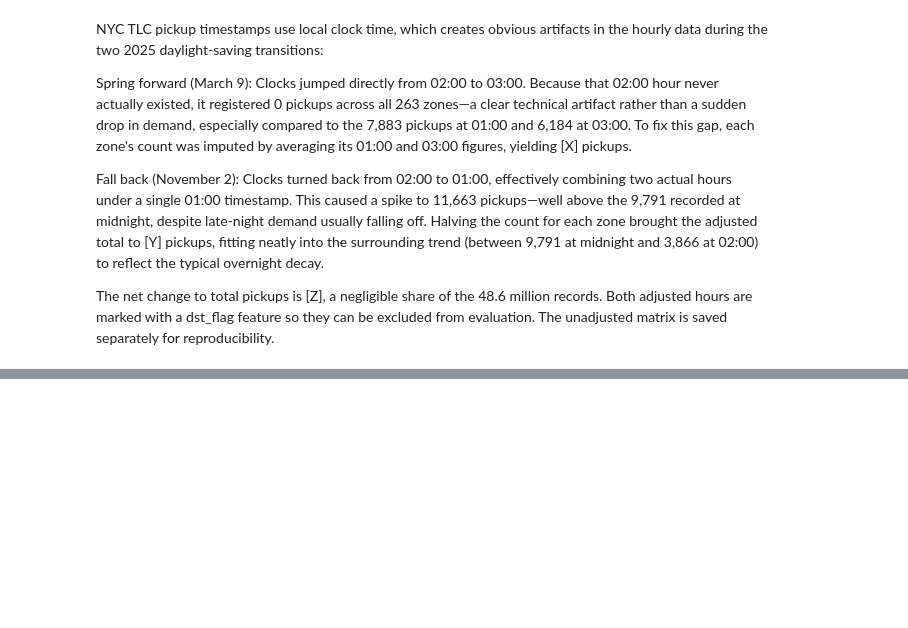
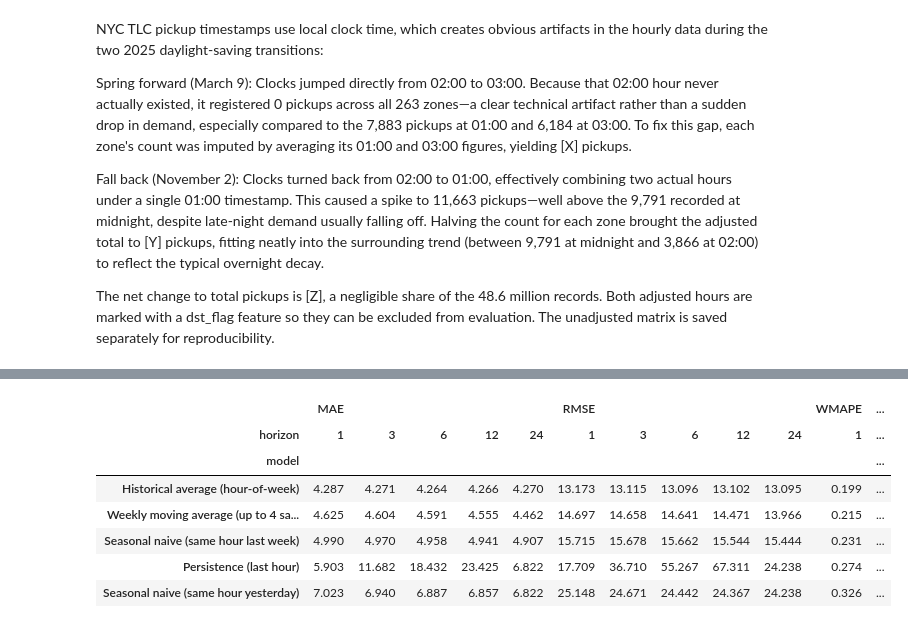
Before and after one commit to Minnu27/Spatiotemporal-Urban-Mobility-Forecasting-Using-Graph-Neural-Networks, a Jupyter notebook: Spatiotemporal_Urban_Mobility_Forecasting_System_using_Graph_Neural_Networks_(GNNs).ipynb, the cells around one changed output, grey strips where cells are left out. Saved outputs shown, nothing was run; the diff lists cells and outputs as text; code cells hidden in the pictures; blank space fills up the shorter version.

```diff
--- a/Spatiotemporal_Urban_Mobility_Forecasting_System_using_Graph_Neural_Networks_(GNNs).ipynb
+++ b/Spatiotemporal_Urban_Mobility_Forecasting_System_using_Graph_Neural_Networks_(GNNs).ipynb
@@ -3574,0 +2496,79 @@ demo.launch(share=True, debug=False)
+# %%
+print("SIMPLE BASELINE MODELS")
+print("=" * 55)
+
+how = (idx.dayofweek * 24 + idx.hour).to_numpy()   # hour-of-week, 0..167
+zone_list = final_demand_matrix.columns.tolist()
+
+# Historical average table from TRAINING data only: [168 hour-of-week, N zones]
+ha_table = (final_demand_matrix.where(~eval_exclude).iloc[train_mask].groupby(how[train_mask]).mean().fillna(0).to_numpy())
+
+def within_month_weekly_average(orig, h):
+    target = orig + h
+    week_lags = target[:, None] - 168 * np.arange(1, 5)
+    safe_lags = np.maximum(week_lags, 0)
+    use = (week_lags >= 0) & (months_by_hour[safe_lags] == months_by_hour[orig, None])
+    return (counts[safe_lags] * use[..., None]).sum(1) / use.sum(1, keepdims=True)
+
+months_by_hour = idx.to_period("M").asi8
+
+def baseline_predictions(orig):
+    return {
+        "Persistence (last hour)":
+            {h: counts[orig] for h in EVAL_H},
+        "Seasonal naive (same hour yesterday)":
+            {h: counts[orig + h - 24] for h in EVAL_H},
+        "Seasonal naive (same hour last week)":
+            {h: counts[orig + h - 168] for h in EVAL_H},
+        "Historical average (hour-of-week)":
+            {h: ha_table[how[orig + h]] for h in EVAL_H},
+        "Weekly moving average (up to 4 same-month weeks)":
+            {h: within_month_weekly_average(orig, h)
+             for h in EVAL_H},
+    }
+
+for split, orig in [("val", val_o), ("test", test_o)]:
+    for name, preds in baseline_predictions(orig).items():
+        evaluate(preds, orig, name, split=split)
+print("Baselines evaluated on validation and test sets.")
+
+# ---------- Results ----------
+print("\nTEST SET — ALL ZONES")
+display(show("test", "all"))
+print("\nTEST SET — ACTIVE ZONES")
+display(show("test", "active"))
+print("\nTEST SET — EVENT CELLS")
+display(show("test", "events"))
+print("\nVALIDATION SET — ALL ZONES")
+display(show("val", "all"))
+
+# ---------- Demand level check (explains historical-average bias) ----------
+city_train = counts[train_mask].sum(1).mean()
+city_test = counts[test_mask].sum(1).mean()
+print(f"\nMean citywide pickups/hour — train: {city_train:,.0f} | test: {city_test:,.0f} "
+      f"({city_test / city_train - 1:+.1%})")
+
+# ---------- Error growth with horizon ----------
+r = results[(results["split"] == "test") & (results["subset"] == "all")]
+r.pivot_table(index="horizon", columns="model", values="MAE").plot(
+    marker="o", figsize=(10, 4), title="Baseline MAE by Forecast Horizon (Test, All Zones)")
+plt.xlabel("Forecast horizon (hours)"); plt.ylabel("MAE (pickups)"); plt.xticks(EVAL_H)
+plt.legend(fontsize=8); plt.show()
+
+# ---------- Visual check: first test week, 1-hour-ahead forecasts ----------
+preds_test = baseline_predictions(test_o)
+week = test_o[:168]
+fig, axes = plt.subplots(2, 1, figsize=(14, 7), sharex=True)
+for ax, z in zip(axes, [161, 132]):
+    j = zone_list.index(z)
+    ax.plot(idx[week + 1], counts[week + 1, j], color="black", lw=1.5, label="Actual")
+    for name in ["Persistence (last hour)", "Historical average (hour-of-week)",
+                 "Weekly moving average (up to 4 same-month weeks)"]:
+        ax.plot(idx[week + 1], preds_test[name][1][:168, j], lw=1, alpha=0.8, label=name)
+    ax.set_title(f"{zone_info.loc[z, 'Zone']} — 1-hour-ahead baseline forecasts (first test week)")
+    ax.set_ylabel("Pickups")
+axes[0].legend(fontsize=8)
+plt.tight_layout(); plt.show()
+
+print("\nBASELINE EVALUATION COMPLETED!")
+# %% [output]
@@ -3574,0 +2580,8 @@ demo.launch(share=True, debug=False)
+|  | MAE |  |  |  |  | RMSE |  |  |  |  | WMAPE | ... |
+| horizon | 1 | 3 | 6 | 12 | 24 | 1 | 3 | 6 | 12 | 24 | 1 | ... |
+| model |  |  |  |  |  |  |  |  |  |  |  | ... |
+| Historical average (hour-of-week) | 4.287 | 4.271 | 4.264 | 4.266 | 4.270 | 13.173 | 13.115 | 13.096 | 13.102 | 13.095 | 0.199 | ... |
+| Weekly moving average (up to 4 sa... | 4.625 | 4.604 | 4.591 | 4.555 | 4.462 | 14.697 | 14.658 | 14.641 | 14.471 | 13.966 | 0.215 | ... |
+| Seasonal naive (same hour last week) | 4.990 | 4.970 | 4.958 | 4.941 | 4.907 | 15.715 | 15.678 | 15.662 | 15.544 | 15.444 | 0.231 | ... |
+| Persistence (last hour) | 5.903 | 11.682 | 18.432 | 23.425 | 6.822 | 17.709 | 36.710 | 55.267 | 67.311 | 24.238 | 0.274 | ... |
+| Seasonal naive (same hour yesterday) | 7.023 | 6.940 | 6.887 | 6.857 | 6.822 | 25.148 | 24.671 | 24.442 | 24.367 | 24.238 | 0.326 | ... |
```
Also changed, not shown: parts of 62 cells of this notebook, 2 other files.
